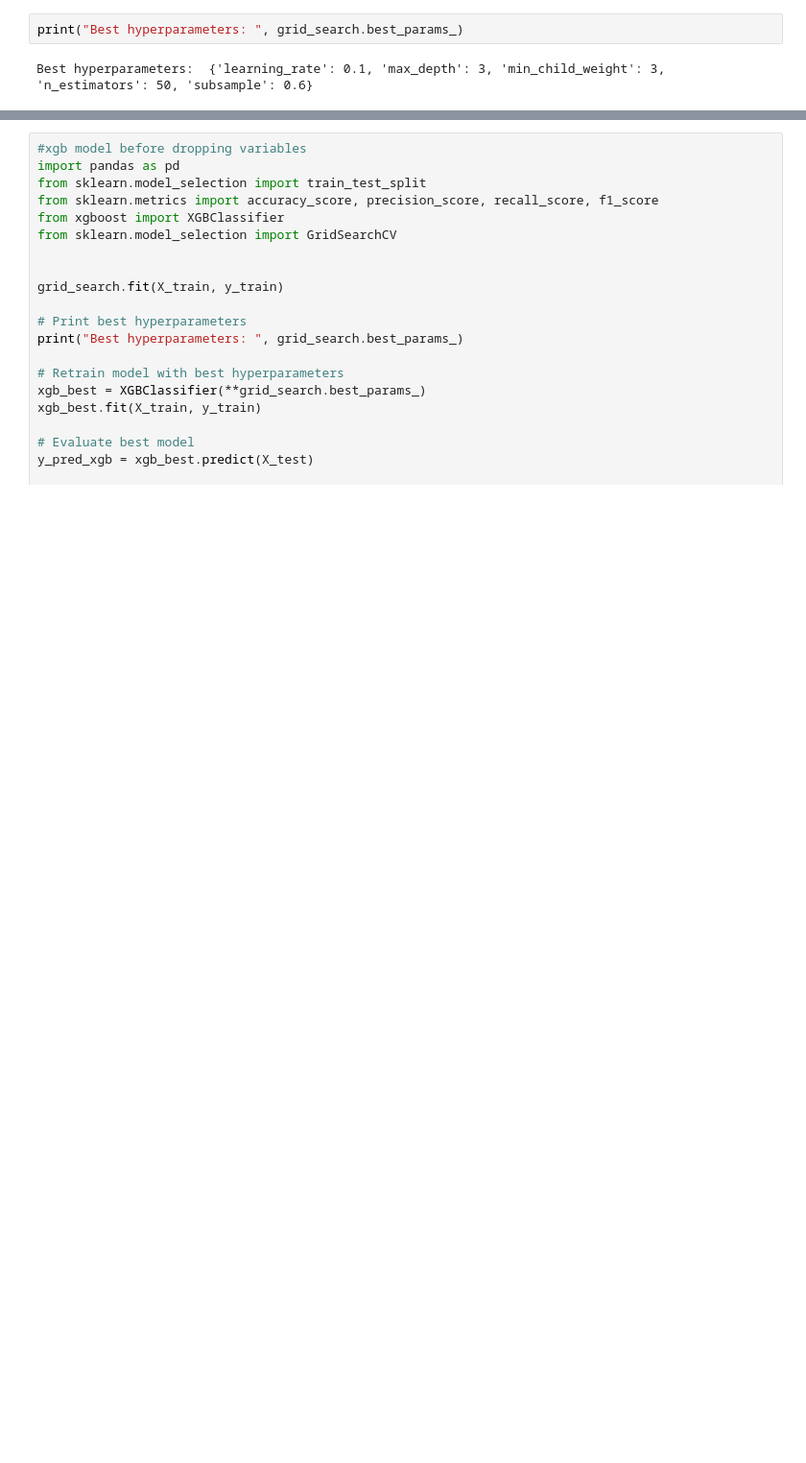
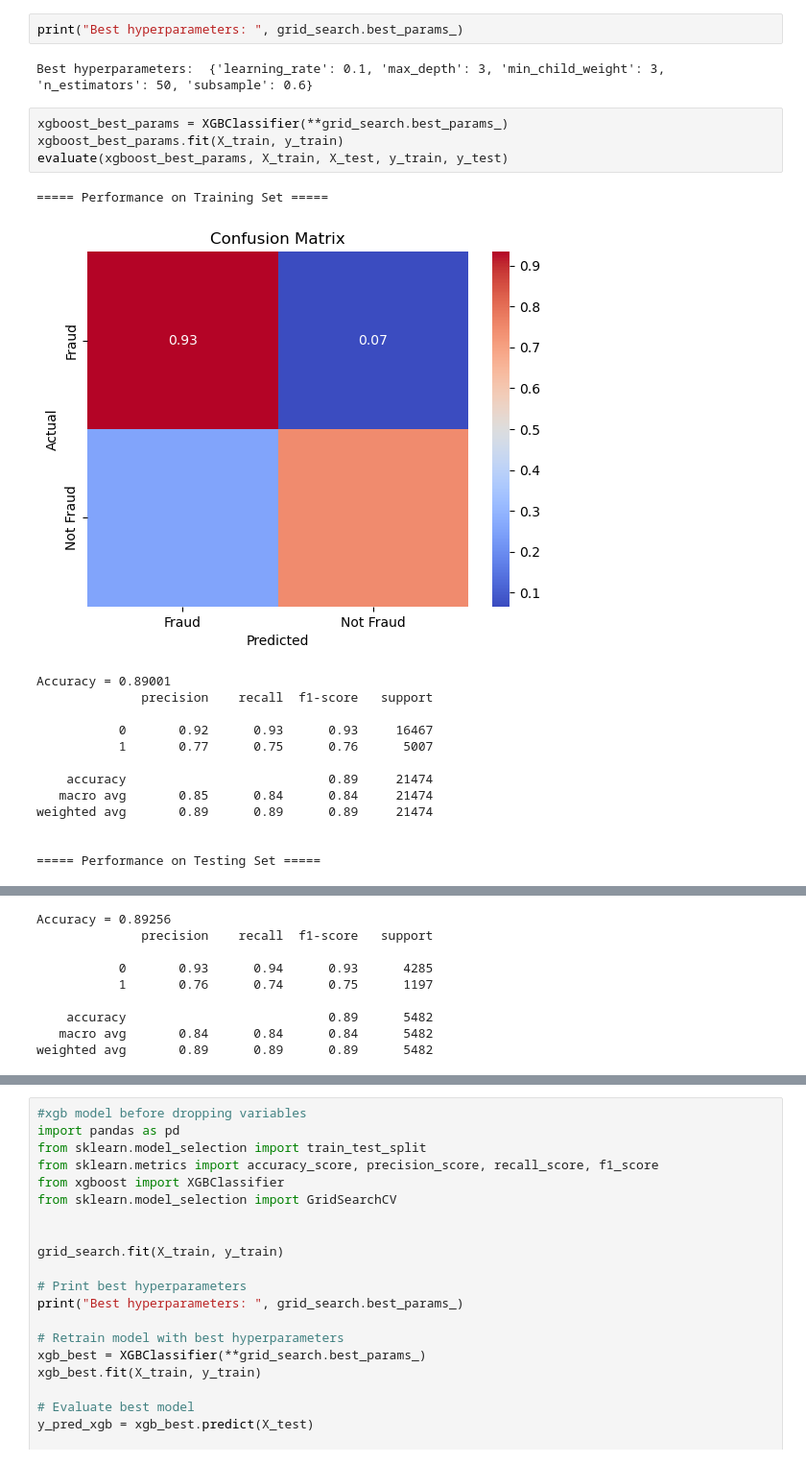
Before and after one commit to jesper1212/BT4012_Reviews, a Jupyter notebook: Notebooks/modelling/models.ipynb, the cells around one changed output, grey strips where cells are left out. Shown at 96% size. Drawn from its saved outputs; the diff is of its cells as text; blank space fills up the shorter version.

```diff
--- a/Notebooks/modelling/models.ipynb
+++ b/Notebooks/modelling/models.ipynb
@@ -192,3 +181,22 @@ GridSearchCV(cv=5,
 print("Best hyperparameters: ", grid_search.best_params_)
 # %% [output]
 Best hyperparameters:  {'learning_rate': 0.1, 'max_depth': 3, 'min_child_weight': 3, 'n_estimators': 50, 'subsample': 0.6}
+# %%
+xgboost_best_params = XGBClassifier(**grid_search.best_params_)
+xgboost_best_params.fit(X_train, y_train)
+evaluate(xgboost_best_params, X_train, X_test, y_train, y_test)
+# %% [output]
+===== Performance on Training Set =====
+[figure, added]
+Accuracy = 0.89001
+              precision    recall  f1-score   support
+
+           0       0.92      0.93      0.93     16467
+           1       0.77      0.75      0.76      5007
+
+    accuracy                           0.89     21474
+   macro avg       0.85      0.84      0.84     21474
+weighted avg       0.89      0.89      0.89     21474
+
+
+===== Performance on Testing Set =====
@@ -194,0 +204,9 @@ Best hyperparameters:  {'learning_rate': 0.1, 'max_depth': 3, 'min_child_weight'
+Accuracy = 0.89256
+              precision    recall  f1-score   support
+
+           0       0.93      0.94      0.93      4285
+           1       0.76      0.74      0.75      1197
+
+    accuracy                           0.89      5482
+   macro avg       0.84      0.84      0.84      5482
+weighted avg       0.89      0.89      0.89      5482
```
Also changed, not shown: parts of 8 cells of this notebook.
